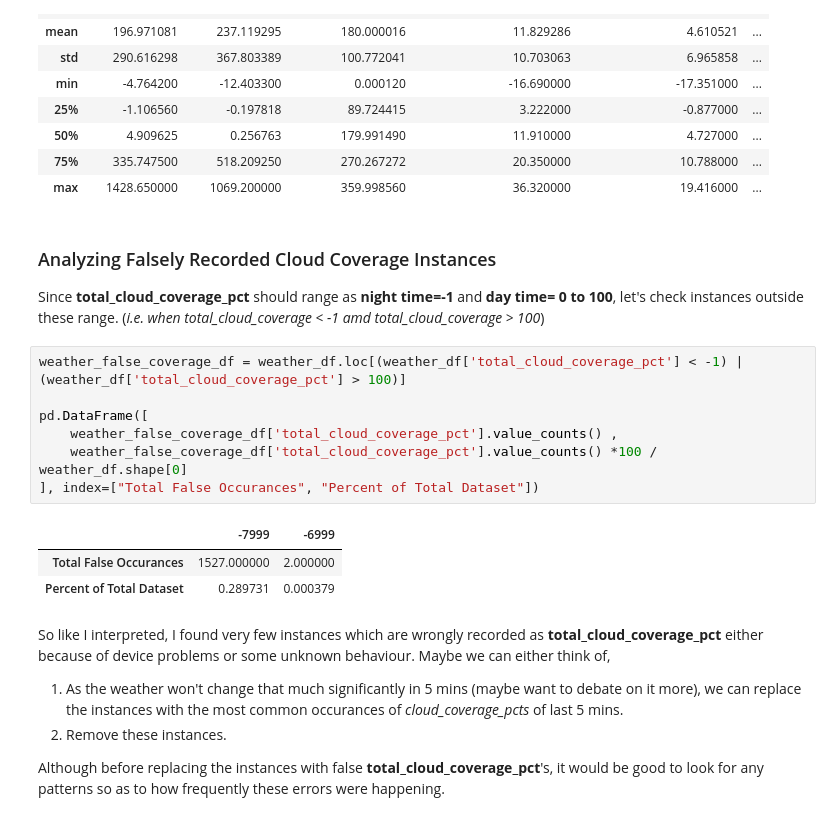
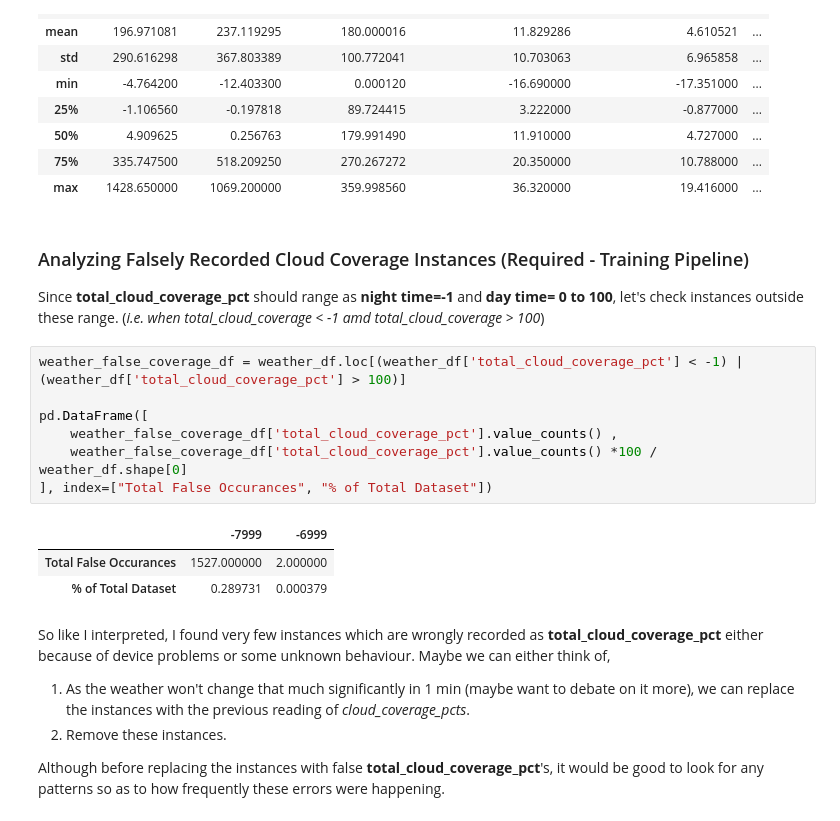
Before and after one commit to mrutyunjay17/solar-cloud-coverage-prediction, a Jupyter notebook: data_analysis.ipynb, the cells around one changed output. Saved outputs shown, nothing was run; the diff lists cells and outputs as text.

```diff
--- a/data_analysis.ipynb
+++ b/data_analysis.ipynb
@@ -217,23 +217,23 @@ weather_df.describe()
 | 75% | 335.747500 | 518.209250 | 270.267272 | 20.350000 | 10.788000 | ... |
 | max | 1428.650000 | 1069.200000 | 359.998560 | 36.320000 | 19.416000 | ... |
 # %% [markdown]
-### Analyzing Falsely Recorded Cloud Coverage Instances
+### Analyzing Falsely Recorded Cloud Coverage Instances (Required - Training Pipeline)
 Since **total_cloud_coverage_pct** should range as **night time=-1** and **day time= 0 to 100**, let's check instances outside these range. (*i.e. when total_cloud_coverage < -1 amd total_cloud_coverage > 100*)
 # %%
 weather_false_coverage_df = weather_df.loc[(weather_df['total_cloud_coverage_pct'] < -1) | (weather_df['total_cloud_coverage_pct'] > 100)]
 
 pd.DataFrame([
     weather_false_coverage_df['total_cloud_coverage_pct'].value_counts() ,
     weather_false_coverage_df['total_cloud_coverage_pct'].value_counts() *100 / weather_df.shape[0]
-], index=["Total False Occurances", "Percent of Total Dataset"])
+], index=["Total False Occurances", "% of Total Dataset"])
 # %% [output]
 |  | -7999 | -6999 |
 | Total False Occurances | 1527.000000 | 2.000000 |
-| Percent of Total Dataset | 0.289731 | 0.000379 |
+| % of Total Dataset | 0.289731 | 0.000379 |
 # %% [markdown]
 So like I interpreted, I found very few instances which are wrongly recorded as **total_cloud_coverage_pct** either because of device problems or some unknown behaviour. Maybe we can either think of,
 
-1. As the weather won't change that much significantly in 5 mins (maybe want to debate on it more), we can replace the instances with the most common occurances of *cloud_coverage_pcts* of last 5 mins.
+1. As the weather won't change that much significantly in 1 min (maybe want to debate on it more), we can replace the instances with the previous reading of *cloud_coverage_pcts*.
 2. Remove these instances.
 
 Although before replacing the instances with false **total_cloud_coverage_pct**'s, it would be good to look for any patterns so as to how frequently these errors were happening.
```
Also changed, not shown: parts of 12 cells of this notebook.
